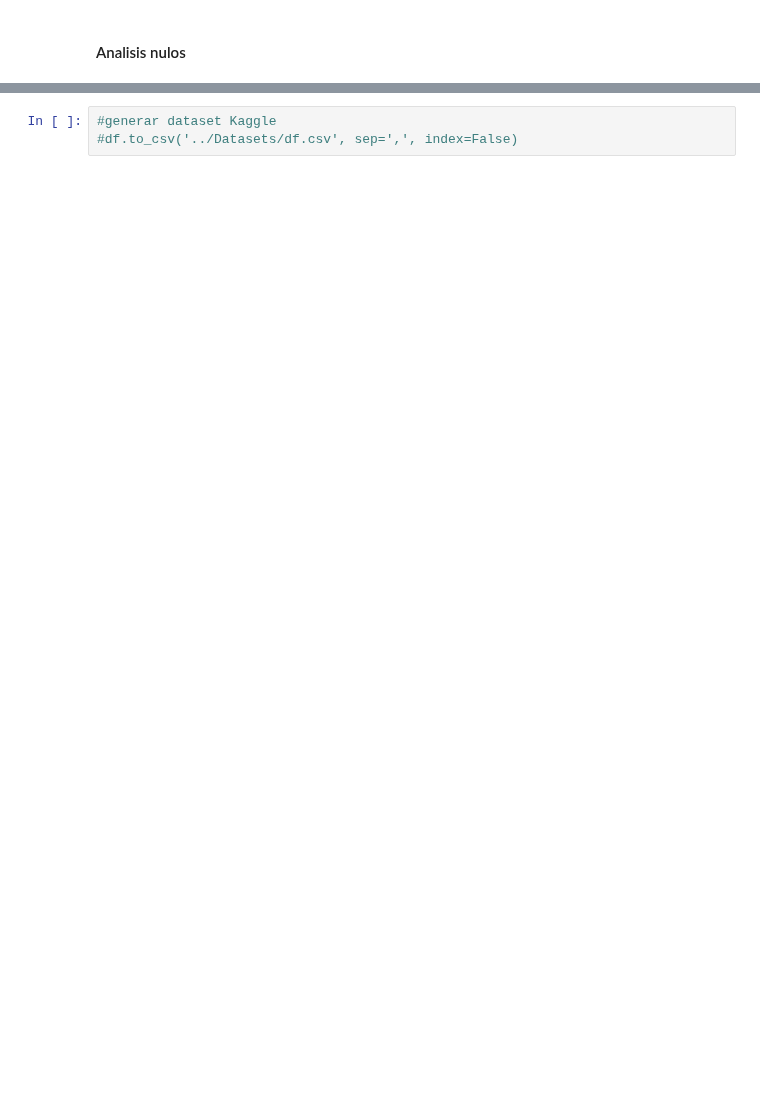
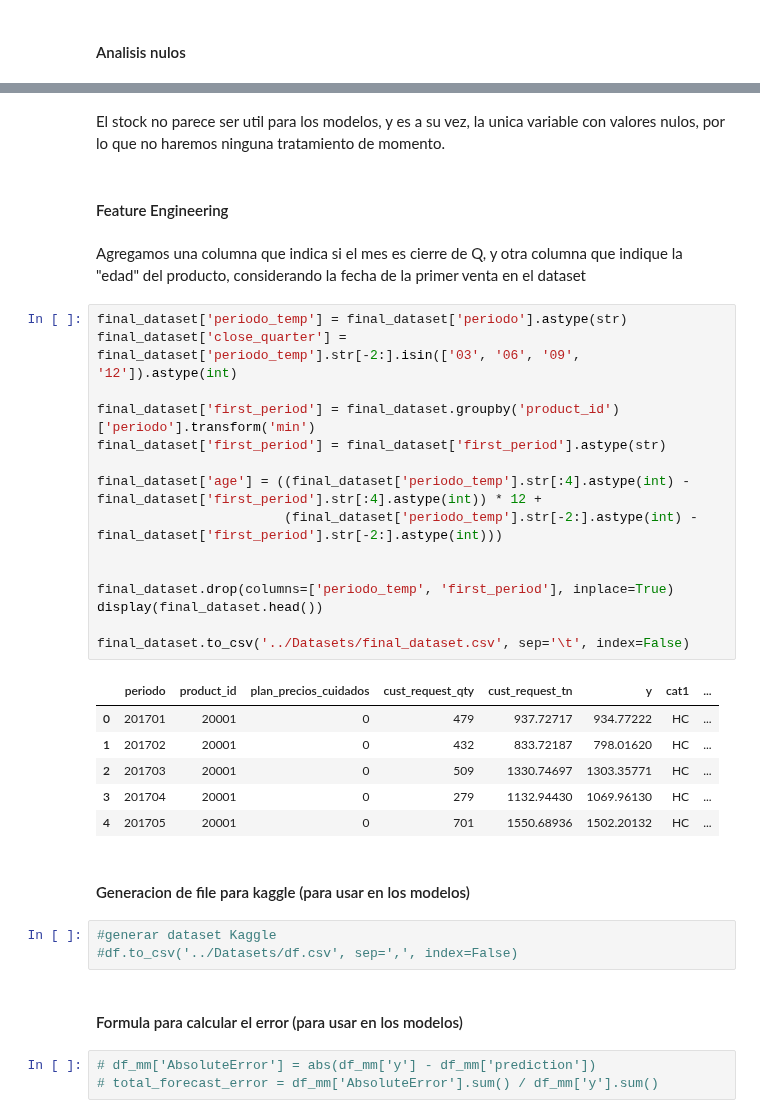
Before and after one commit to marianoMarchetta1/LaboratorioIII, a Jupyter notebook: Preprocess/main.ipynb, the cells around one changed output, grey strips where cells are left out. Cells and saved outputs as stored; diff of their text form; blank space fills up the shorter version.

Commit message:
add feature engineering. Close quarter flag and product age by month

```diff
--- a/Preprocess/main.ipynb
+++ b/Preprocess/main.ipynb
@@ -192,4 +196,39 @@ stock_final              17561
 dtype: int64
+# %% [markdown]
+El stock no parece ser util para los modelos, y es a su vez, la unica variable con valores nulos, por lo que no haremos ninguna tratamiento de momento.
+# %% [markdown]
+#### Feature Engineering
+# %% [markdown]
+Agregamos una columna que indica si el mes es cierre de Q, y otra columna que indique la "edad" del producto, considerando la fecha de la primer venta en el dataset
+# %%
+final_dataset['periodo_temp'] = final_dataset['periodo'].astype(str)
+final_dataset['close_quarter'] = final_dataset['periodo_temp'].str[-2:].isin(['03', '06', '09', '12']).astype(int)
+
+final_dataset['first_period'] = final_dataset.groupby('product_id')['periodo'].transform('min')
+final_dataset['first_period'] = final_dataset['first_period'].astype(str)
+
+final_dataset['age'] = ((final_dataset['periodo_temp'].str[:4].astype(int) - final_dataset['first_period'].str[:4].astype(int)) * 12 +
+                        (final_dataset['periodo_temp'].str[-2:].astype(int) - final_dataset['first_period'].str[-2:].astype(int)))
+
+
+final_dataset.drop(columns=['periodo_temp', 'first_period'], inplace=True)
+display(final_dataset.head())
+
+final_dataset.to_csv('../Datasets/final_dataset.csv', sep='\t', index=False)
+# %% [output]
+|  | periodo | product_id | plan_precios_cuidados | cust_request_qty | cust_request_tn | y | cat1 | ... |
+| 0 | 201701 | 20001 | 0 | 479 | 937.72717 | 934.77222 | HC | ... |
+| 1 | 201702 | 20001 | 0 | 432 | 833.72187 | 798.01620 | HC | ... |
+| 2 | 201703 | 20001 | 0 | 509 | 1330.74697 | 1303.35771 | HC | ... |
+| 3 | 201704 | 20001 | 0 | 279 | 1132.94430 | 1069.96130 | HC | ... |
+| 4 | 201705 | 20001 | 0 | 701 | 1550.68936 | 1502.20132 | HC | ... |
+# %% [markdown]
+#### Generacion de file para kaggle (para usar en los modelos)
 # %%
 #generar dataset Kaggle
 #df.to_csv('../Datasets/df.csv', sep=',', index=False)
+# %% [markdown]
+#### Formula para calcular el error (para usar en los modelos)
+# %%
+# df_mm['AbsoluteError'] = abs(df_mm['y'] - df_mm['prediction'])
+# total_forecast_error = df_mm['AbsoluteError'].sum() / df_mm['y'].sum()
```
Also changed, not shown: parts of 9 cells of this notebook, 1 other file.
